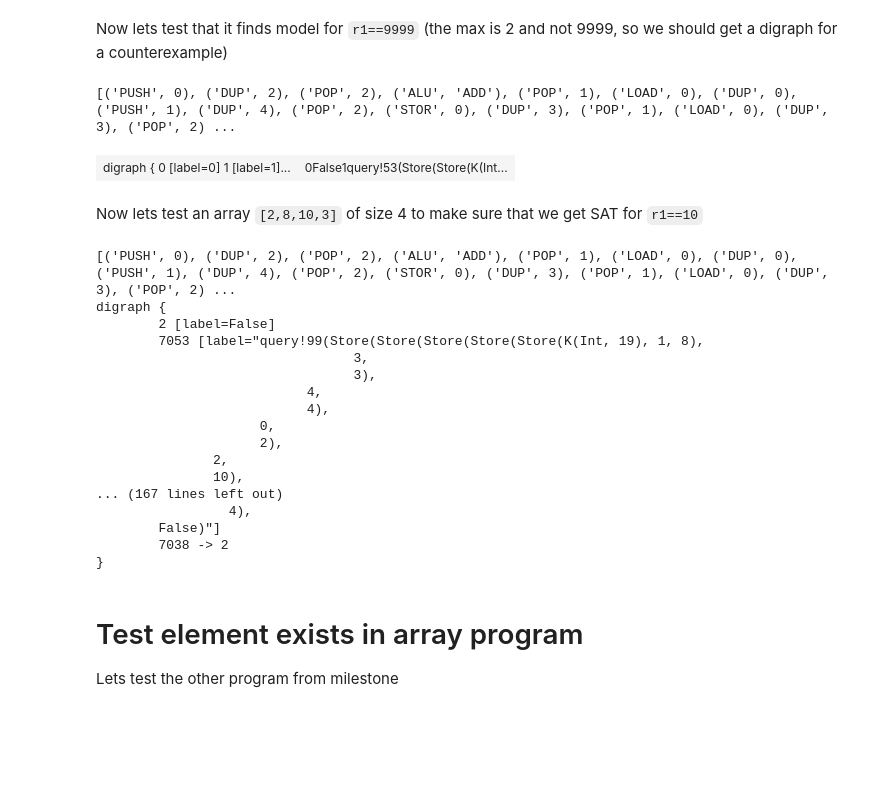
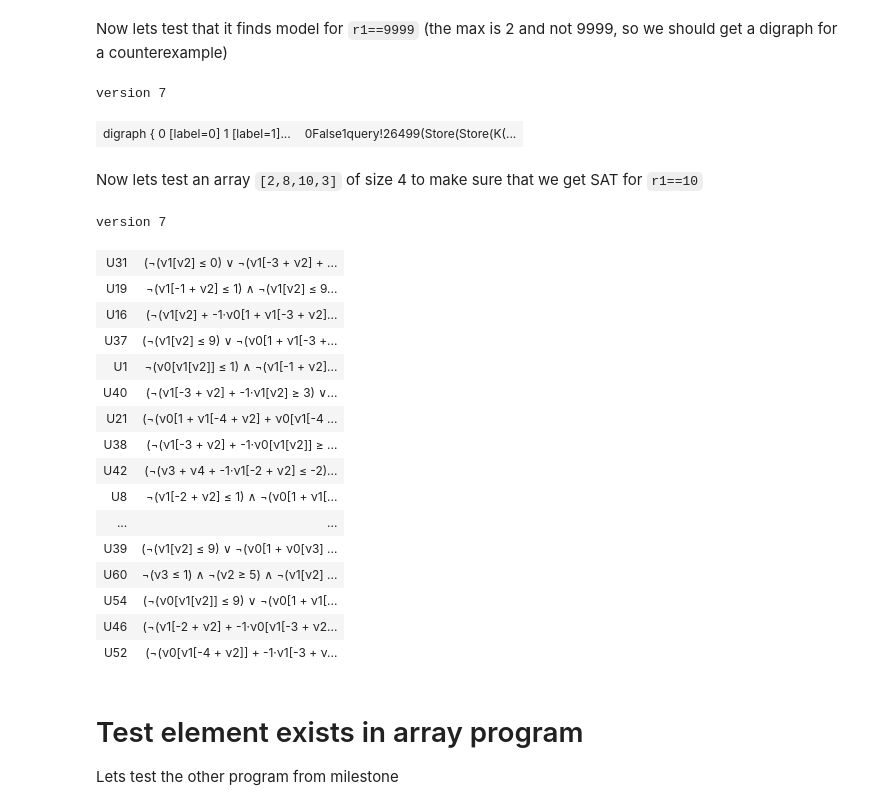
Before and after one commit to freundyotam/techcs-236346, a Jupyter notebook: sw/test_create_chcs.ipynb, the cells around one changed output. Drawn from its saved outputs; the diff is of its cells as text; code cells hidden in the pictures; blank space fills up the shorter version.

```diff
--- a/sw/test_create_chcs.ipynb
+++ b/sw/test_create_chcs.ipynb
@@ -170,23 +179,23 @@ Now lets test that it finds model for `r1==9999` (the max is 2 and not 9999, so
 # %%
 stack = Array("stack", IntSort(), IntSort())
 memory = Array("memory", IntSort(), IntSort())
 sp, r0, r1 = Ints('sp r0 r1')
 
 
 pre_condition = And(
     stack[0] == 0, stack[1] == 1, sp == 2,
     memory[0] == 2
 )
 chcs = create_chcs(pre_condition=pre_condition,
                    input_vars=[],
                    program=program_find_max,
                    post_condition=And(sp == 0,
                                       memory[0] == 2,
                                       r1 == 9999))
-chcs.solve()
+chcs.solve(d)
 # %% [output]
-[('PUSH', 0), ('DUP', 2), ('POP', 2), ('ALU', 'ADD'), ('POP', 1), ('LOAD', 0), ('DUP', 0), ('PUSH', 1), ('DUP', 4), ('POP', 2), ('STOR', 0), ('DUP', 3), ('POP', 1), ('LOAD', 0), ('DUP', 3), ('POP', 2) ...
+version 7
-| digraph { 0 [label=0] 1 [label=1]... | 0False1query!53(Store(Store(K(Int... |
+| digraph { 0 [label=0] 1 [label=1]... | 0False1query!26499(Store(Store(K(... |
 # %% [markdown]
 Now lets test an array `[2,8,10,3]` of size 4 to make sure that we get SAT for `r1==10`
 # %%
@@ -195,7 +204,7 @@ memory = Array("memory", IntSort(), IntSort())
 sp, r0, r1 = Ints('sp r0 r1')
 
 pre_condition = And(
-    stack[0] == 0, stack[1] == 4, sp == 2,
+    stack[0] == 0, stack[1] == 0, stack[2] == 4, sp == 2,
     memory[0] == 2, memory[1] == 8, memory[2] == 10, memory[3] == 3
 )
 # Test correct maximum
@@ -206,25 +215,25 @@ chcs_correct = create_chcs(pre_condition=pre_condition,
                                               memory[0] == 2, memory[1] == 8,
                                               memory[2] == 10, memory[3] == 3,
                                               r1 == 10))
-print(chcs_correct.solve())
+chcs_correct.solve(d)
 # %% [output]
-[('PUSH', 0), ('DUP', 2), ('POP', 2), ('ALU', 'ADD'), ('POP', 1), ('LOAD', 0), ('DUP', 0), ('PUSH', 1), ('DUP', 4), ('POP', 2), ('STOR', 0), ('DUP', 3), ('POP', 1), ('LOAD', 0), ('DUP', 3), ('POP', 2) ...
-digraph {
-        2 [label=False]
-        7053 [label="query!99(Store(Store(Store(Store(Store(K(Int, 19), 1, 8),
-                                 3,
-                                 3),
-                           4,
-                           4),
-                     0,
-                     2),
-               2,
-               10),
-... (167 lines left out)
-                 4),
-        False)"]
-        7038 -> 2
-}
+version 7
+| U31 | (¬(ν1[ν2] ≤ 0) ∨ ¬(ν1[-3 + ν2] + ... |
+| U19 | ¬(ν1[-1 + ν2] ≤ 1) ∧ ¬(ν1[ν2] ≤ 9... |
+| U16 | (¬(ν1[ν2] + -1·ν0[1 + ν1[-3 + ν2]... |
+| U37 | (¬(ν1[ν2] ≤ 9) ∨ ¬(ν0[1 + ν1[-3 +... |
+| U1 | ¬(ν0[ν1[ν2]] ≤ 1) ∧ ¬(ν1[-1 + ν2]... |
+| U40 | (¬(ν1[-3 + ν2] + -1·ν1[ν2] ≥ 3) ∨... |
+| U21 | (¬(ν0[1 + ν1[-4 + ν2] + ν0[ν1[-4 ... |
+| U38 | (¬(ν1[-3 + ν2] + -1·ν0[ν1[ν2]] ≥ ... |
+| U42 | (¬(ν3 + ν4 + -1·ν1[-2 + ν2] ≤ -2)... |
+| U8 | ¬(ν1[-2 + ν2] ≤ 1) ∧ ¬(ν0[1 + ν1[... |
+| ... | ... |
+| U39 | (¬(ν1[ν2] ≤ 9) ∨ ¬(ν0[1 + ν0[ν3] ... |
+| U60 | ¬(ν3 ≤ 1) ∧ ¬(ν2 ≥ 5) ∧ ¬(ν1[ν2] ... |
+| U54 | (¬(ν0[ν1[ν2]] ≤ 9) ∨ ¬(ν0[1 + ν1[... |
+| U46 | (¬(ν1[-2 + ν2] + -1·ν0[ν1[-3 + ν2... |
+| U52 | (¬(ν0[ν1[-4 + ν2]] + -1·ν1[-3 + ν... |
 # %% [markdown]
 # Test element exists in array program
 Lets test the other program from milestone
```
Also changed, not shown: parts of 4 cells of this notebook, 2 other files.
